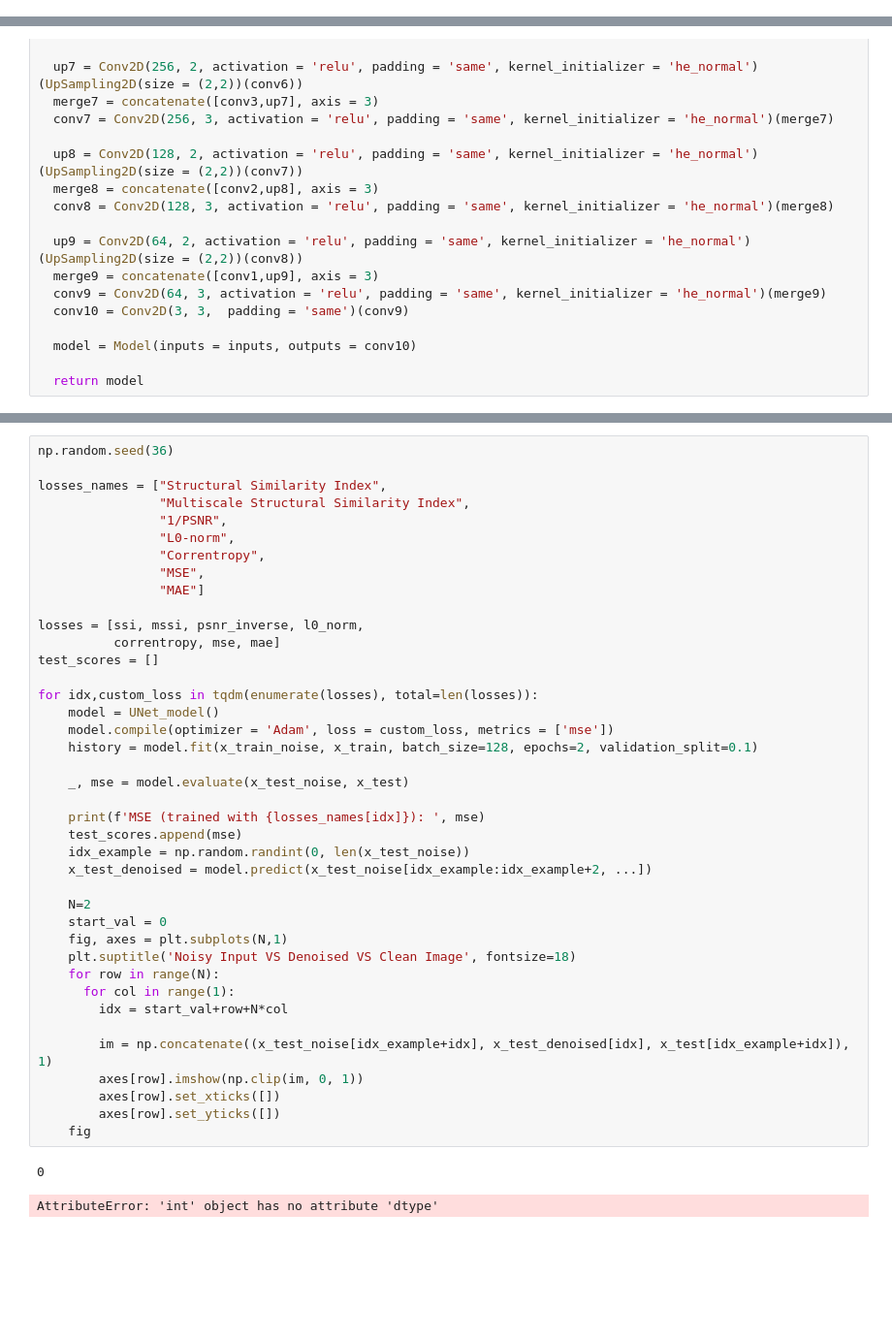
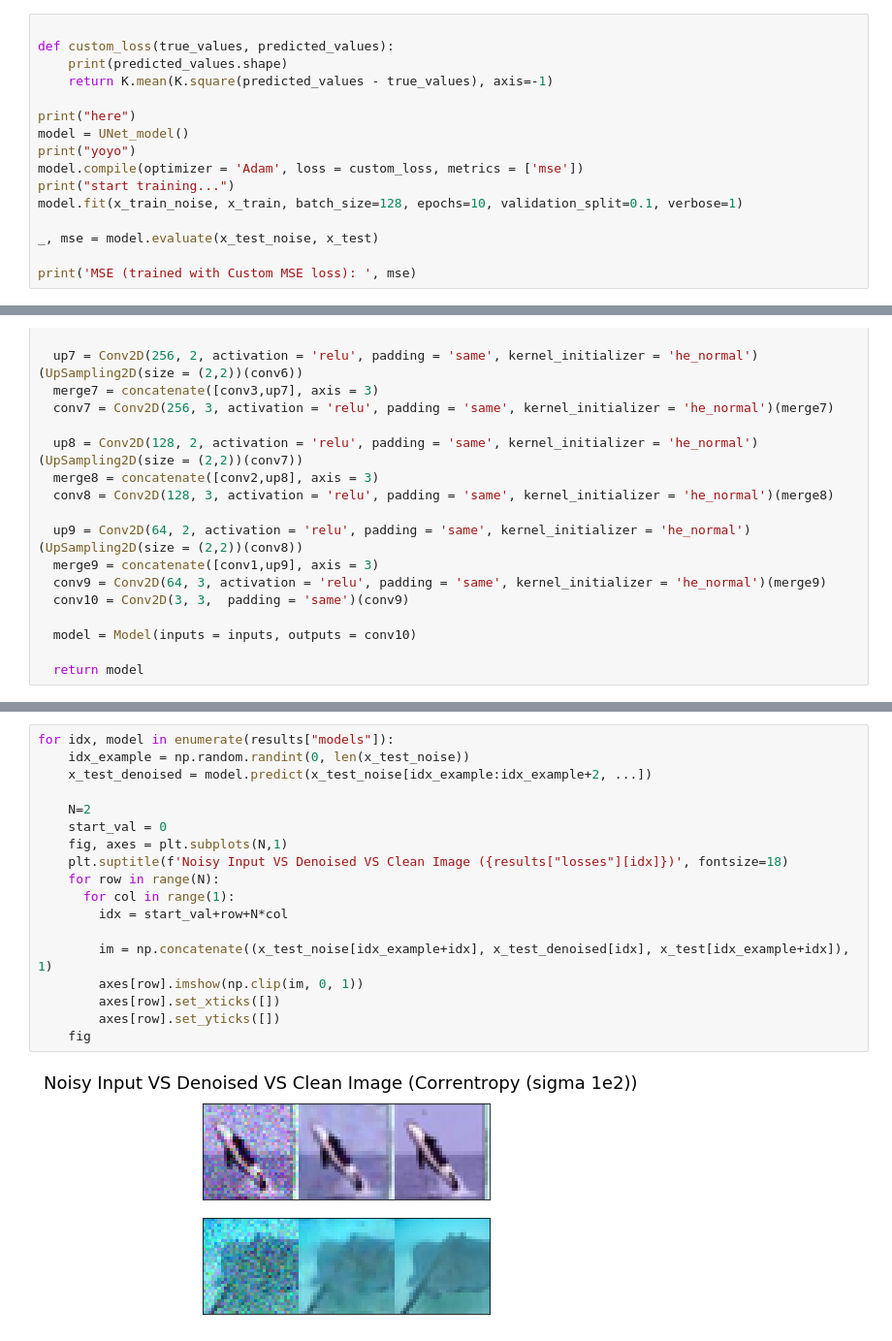
Before and after one commit to alexander3605/deep-learning-course, a Jupyter notebook: 2020_07_Autoencoders.ipynb, the cells around one changed output, grey strips where cells are left out. Shown at 97% size. Cells and saved outputs as stored; diff of their text form; blank space fills up the shorter version.

```diff
--- a/2020_07_Autoencoders.ipynb
+++ b/2020_07_Autoencoders.ipynb
@@ -1712,3 +1688,19 @@ Original stack trace for 'training_4/Adam/v_8':
+# %%
+
+def custom_loss(true_values, predicted_values):
+    print(predicted_values.shape)
+    return K.mean(K.square(predicted_values - true_values), axis=-1)
+
+print("here")
+model = UNet_model()
+print("yoyo")
+model.compile(optimizer = 'Adam', loss = custom_loss, metrics = ['mse'])
+print("start training...")
+model.fit(x_train_noise, x_train, batch_size=128, epochs=10, validation_split=0.1, verbose=1)
+
+_, mse = model.evaluate(x_test_noise, x_test)
+
+print('MSE (trained with Custom MSE loss): ', mse)
 # %% [markdown]
 There is a lot of research based on the best loss function to improve the quality of denoised images. Try to use a different loss function and see which one gives you the best result. Some well-known loss functions for image denoising are:
 
@@ -1854,43 +1918,20 @@ MAE             138.66666666666666
 # %%
-np.random.seed(36)
-
-losses_names = ["Structural Similarity Index",
-                "Multiscale Structural Similarity Index",
-                "1/PSNR",
-                "L0-norm",
-                "Correntropy",
-                "MSE",
-                "MAE"]
-
-losses = [ssi, mssi, psnr_inverse, l0_norm,
-          correntropy, mse, mae]
-test_scores = []
-
-for idx,custom_loss in tqdm(enumerate(losses), total=len(losses)):
-    model = UNet_model()
-    model.compile(optimizer = 'Adam', loss = custom_loss, metrics = ['mse'])
-    history = model.fit(x_train_noise, x_train, batch_size=128, epochs=2, validation_split=0.1)
-
-    _, mse = model.evaluate(x_test_noise, x_test)
-
-    print(f'MSE (trained with {losses_names[idx]}): ', mse)
-    test_scores.append(mse)
+for idx, model in enumerate(results["models"]):
     idx_example = np.random.randint(0, len(x_test_noise))
     x_test_denoised = model.predict(x_test_noise[idx_example:idx_example+2, ...])
 
     N=2
     start_val = 0
     fig, axes = plt.subplots(N,1)
-    plt.suptitle('Noisy Input VS Denoised VS Clean Image', fontsize=18)
+    plt.suptitle(f'Noisy Input VS Denoised VS Clean Image ({results["losses"][idx]})', fontsize=18)
     for row in range(N):
       for col in range(1):
         idx = start_val+row+N*col
 
         im = np.concatenate((x_test_noise[idx_example+idx], x_test_denoised[idx], x_test[idx_example+idx]), 1)
         axes[row].imshow(np.clip(im, 0, 1))
         axes[row].set_xticks([])
         axes[row].set_yticks([])
     fig
 # %% [output]
-0
-AttributeError: 'int' object has no attribute 'dtype'
+[figure, added]
```
Also changed, not shown: parts of 11 cells of this notebook, 1 other file.
